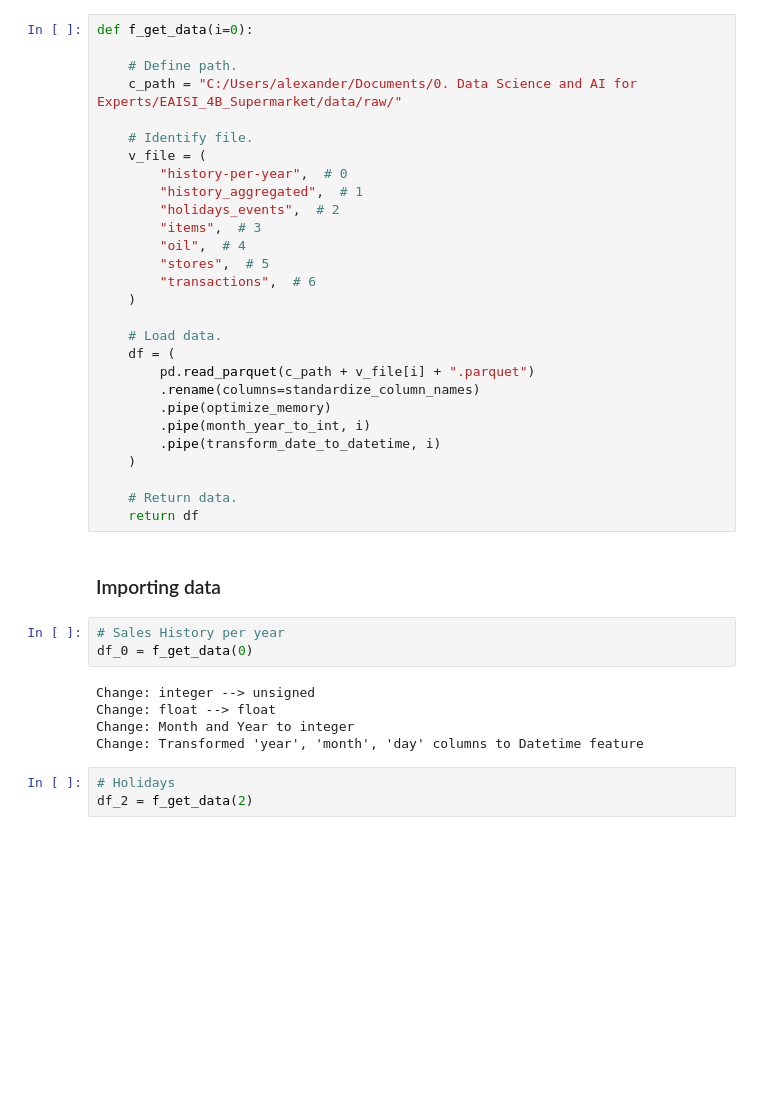
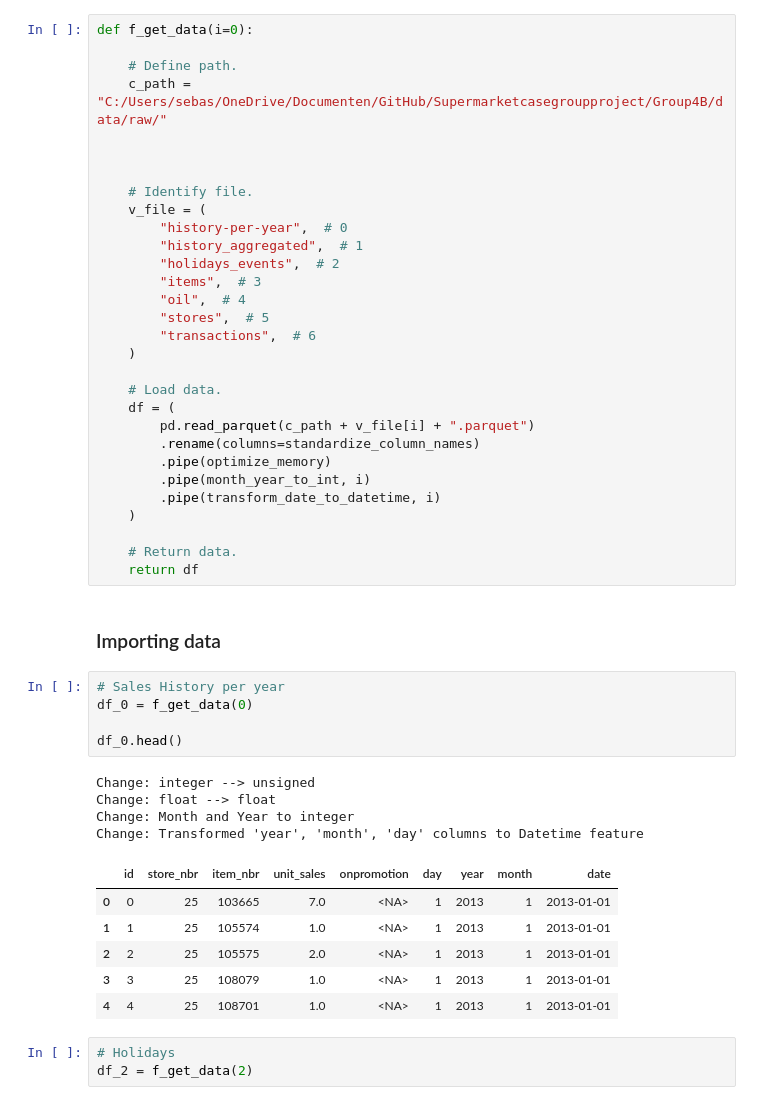
Before and after one commit to AFEngelage/Group4B, a Jupyter notebook: notebooks/2024 04 21 - Supermarket Loading first data - AFE.ipynb, the cells around one changed output. Drawn from its saved outputs; the diff is of its cells as text; blank space fills up the shorter version.

Commit message:
Commit 2 - Sebastiaanbranch - EDA stores 1

```diff
--- a/notebooks/2024 04 21 - Supermarket Loading first data - AFE.ipynb
+++ b/notebooks/2024 04 21 - Supermarket Loading first data - AFE.ipynb
@@ -156,7 +156,9 @@ Import data trough pipeline to downcast the data and transformations
 def f_get_data(i=0):
 
     # Define path.
-    c_path = "C:/Users/alexander/Documents/0. Data Science and AI for Experts/EAISI_4B_Supermarket/data/raw/"
+    c_path = "C:/Users/sebas/OneDrive/Documenten/GitHub/Supermarketcasegroupproject/Group4B/data/raw/"
+
+
 
     # Identify file.
     v_file = (
@@ -185,11 +187,19 @@ def f_get_data(i=0):
 # %%
 # Sales History per year
 df_0 = f_get_data(0)
+
+df_0.head()
 # %% [output]
 Change: integer --> unsigned
 Change: float --> float
 Change: Month and Year to integer
 Change: Transformed 'year', 'month', 'day' columns to Datetime feature
+|  | id | store_nbr | item_nbr | unit_sales | onpromotion | day | year | month | date |
+| 0 | 0 | 25 | 103665 | 7.0 | <NA> | 1 | 2013 | 1 | 2013-01-01 |
+| 1 | 1 | 25 | 105574 | 1.0 | <NA> | 1 | 2013 | 1 | 2013-01-01 |
+| 2 | 2 | 25 | 105575 | 2.0 | <NA> | 1 | 2013 | 1 | 2013-01-01 |
+| 3 | 3 | 25 | 108079 | 1.0 | <NA> | 1 | 2013 | 1 | 2013-01-01 |
+| 4 | 4 | 25 | 108701 | 1.0 | <NA> | 1 | 2013 | 1 | 2013-01-01 |
 # %%
 # Holidays
 df_2 = f_get_data(2)
```
Also changed, not shown: parts of 6 cells of this notebook, 4 other files.
